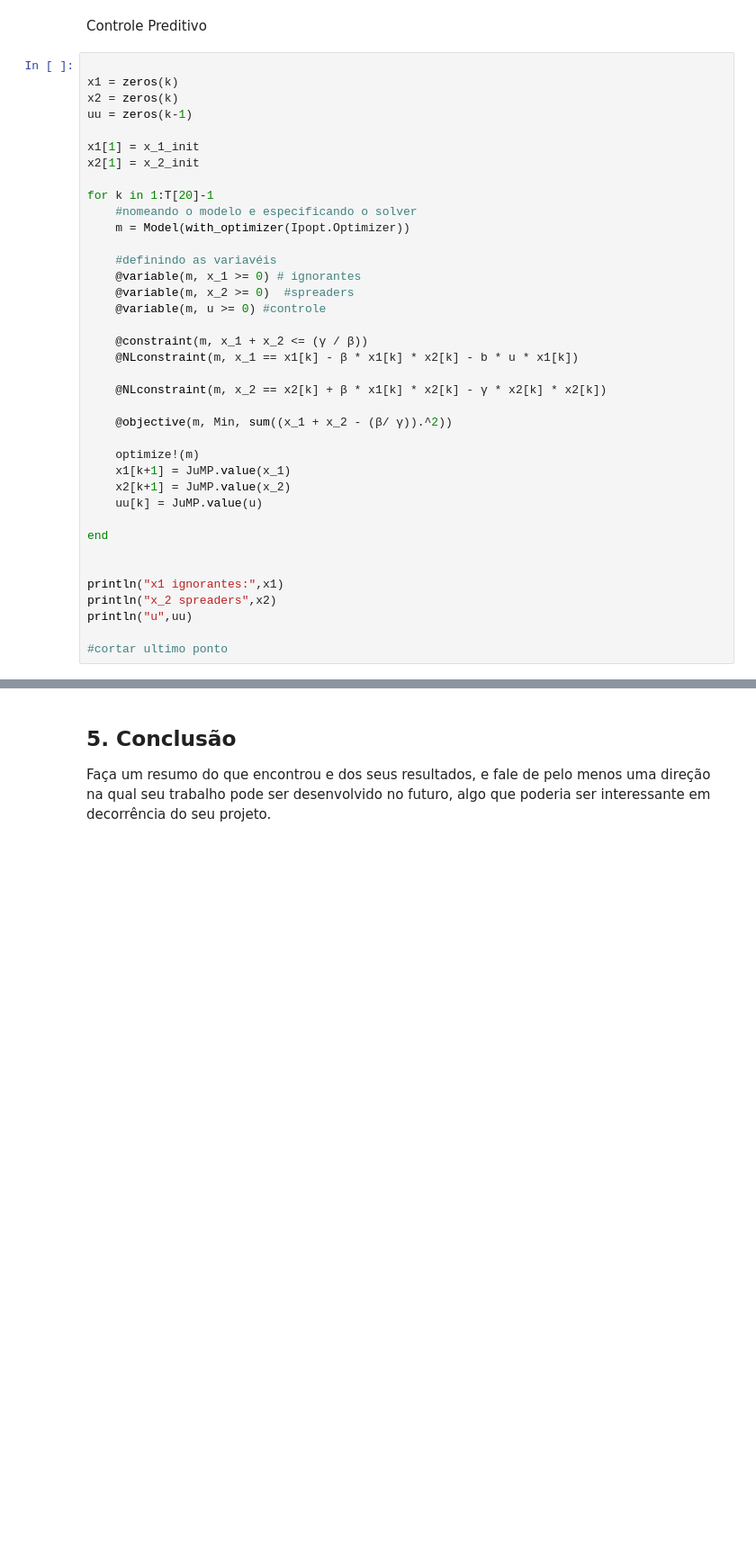
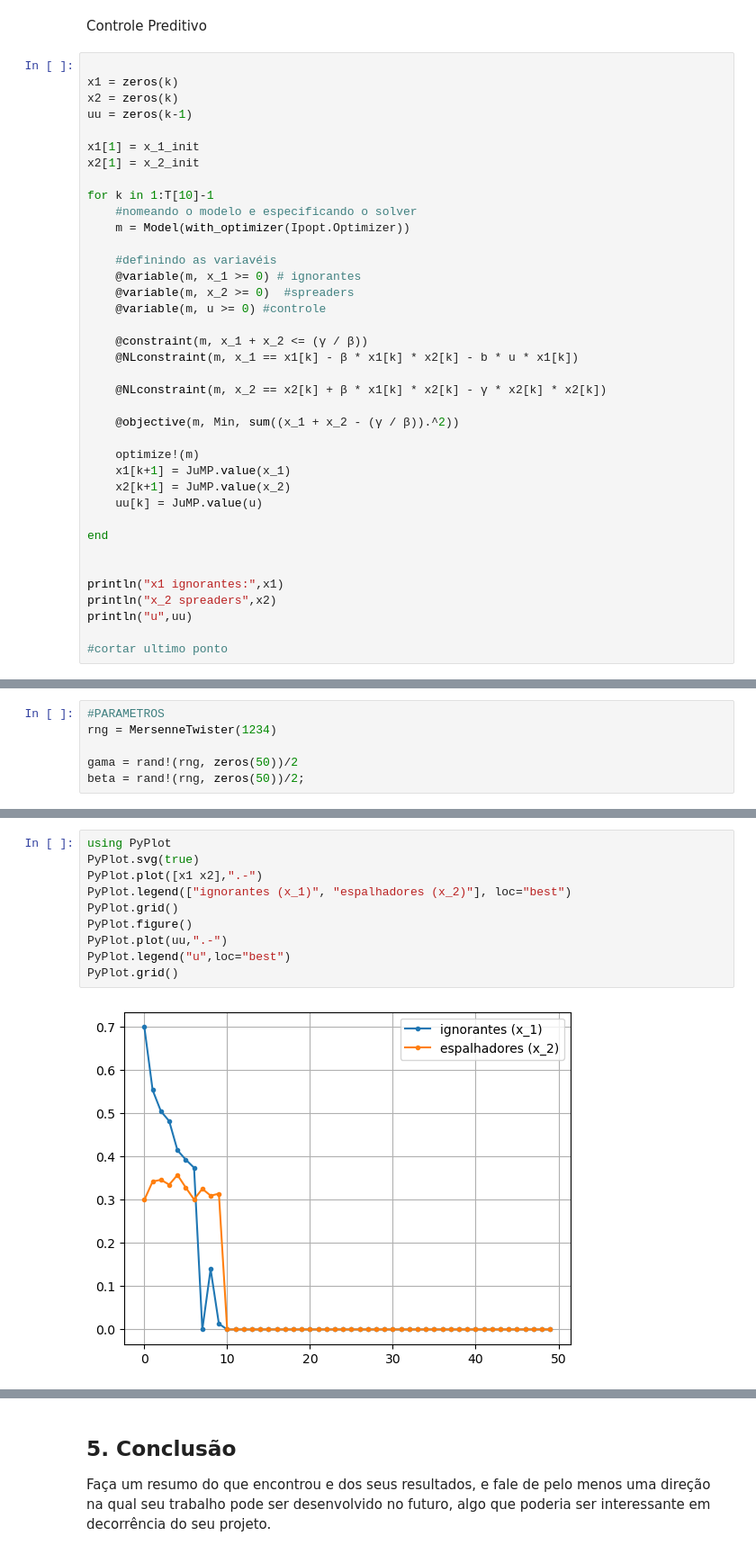
Before and after one commit to Neyrgsb/Otimizacao, a Jupyter notebook: modelo_relatorio_projeto_2022.ipynb, the cells around one changed output, grey strips where cells are left out. Shown: that part at 90% size. Cells and saved outputs as stored; diff of their text form; blank space fills up the shorter version.

```diff
--- a/modelo_relatorio_projeto_2022.ipynb
+++ b/modelo_relatorio_projeto_2022.ipynb
@@ -267,7 +313,7 @@ uu = zeros(k-1)
 x1[1] = x_1_init
 x2[1] = x_2_init
 
-for k in 1:T[20]-1
+for k in 1:T[10]-1
     #nomeando o modelo e especificando o solver
     m = Model(with_optimizer(Ipopt.Optimizer))
 
@@ -281,7 +327,7 @@ for k in 1:T[20]-1
 
     @NLconstraint(m, x_2 == x2[k] + β * x1[k] * x2[k] - γ * x2[k] * x2[k])
 
-    @objective(m, Min, sum((x_1 + x_2 - (β/ γ)).^2))
+    @objective(m, Min, sum((x_1 + x_2 - (γ / β)).^2))
 
     optimize!(m)
     x1[k+1] = JuMP.value(x_1)
@@ -331,0 +376,6 @@ PyPlot.grid()
+# %%
+#PARAMETROS
+rng = MersenneTwister(1234)
+
+gama = rand!(rng, zeros(50))/2
+beta = rand!(rng, zeros(50))/2;
@@ -331,0 +515,12 @@ PyPlot.grid()
+# %%
+using PyPlot
+PyPlot.svg(true)
+PyPlot.plot([x1 x2],".-")
+PyPlot.legend(["ignorantes (x_1)", "espalhadores (x_2)"], loc="best")
+PyPlot.grid()
+PyPlot.figure()
+PyPlot.plot(uu,".-")
+PyPlot.legend("u",loc="best")
+PyPlot.grid()
+# %% [output]
+[figure, added]
```
Also changed, not shown: parts of 24 cells of this notebook.
